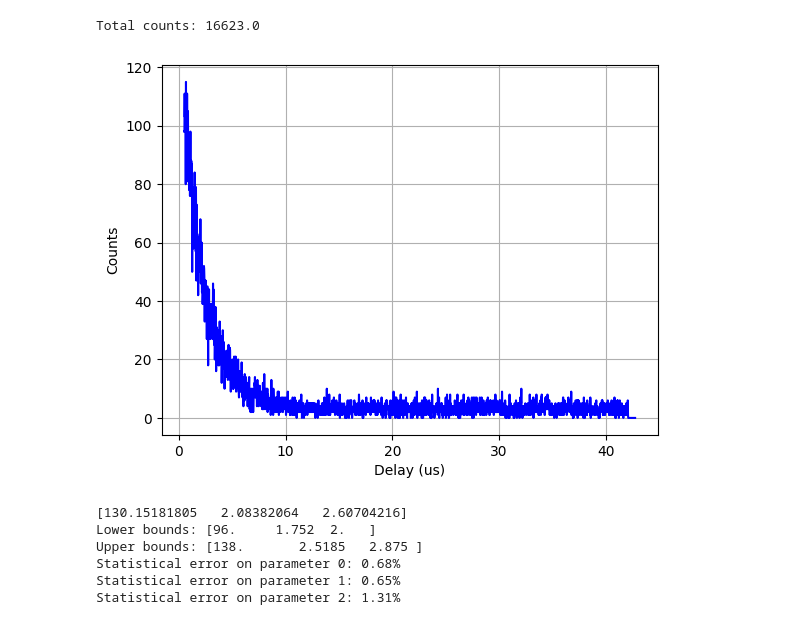
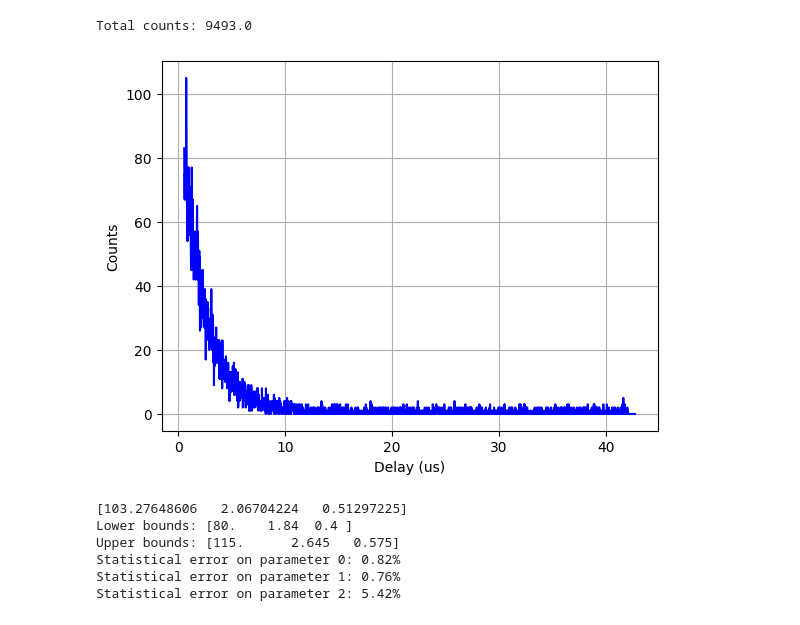
Before and after one commit to Aaryam/PLAE1_Experiment2, a Jupyter notebook: scripts/measuredDataFitter.ipynb, the cells around one changed output. Drawn from its saved outputs; the diff is of its cells as text; code cells hidden in the pictures.

```diff
--- a/scripts/measuredDataFitter.ipynb
+++ b/scripts/measuredDataFitter.ipynb
@@ -6,8 +6,8 @@ import os
 import scipy
 import yaml
 
-foldname = 'Day3'
-filename = '03062026DataMUODelay.csv'
+foldname = 'Day1'
+filename = '01062026DataMUODelay.csv'
 
 if "data" not in os.getcwd():
     path = os.path.join(os.path.dirname(os.getcwd()), 'data', foldname)
@@ -38,25 +38,29 @@ Total counts: 846365.0
 # %%
 ## Filter initial noise peak
 
-justTesting = True # Change to False when you want to permanently change the arrays
-filterindex = 0
+# NOTE: Filter only the initial noise peak, no more no less! Filtering more will give erroneous values.
+# i.e. filterIndex = 5
+
+
+justTesting = False # Change to False when you want to permanently change the arrays
+filterindex = 1
 
 if justTesting is False:
     dlvals = dlvals[filterindex:]
     dlerrs = dlerrs[filterindex:]
     counts = counts[filterindex:]
 
 print(f"Total counts: {np.sum(counts)}")
 
 plt.errorbar(dlvals[filterindex:], counts[filterindex:], color = 'blue', xerr = dlerrs[filterindex:])
 plt.ylabel('Counts')
 plt.xlabel('Delay (us)')
 #plt.ylim((0,120))
 plt.grid()
 plt.show()
 # %% [output]
-Total counts: 16623.0
+Total counts: 9493.0
-[figure, old version]
+[figure, new version]
 # %%
 ## Fit the exponential
 import odrpack
@@ -68,7 +72,7 @@ def fitting_funct(xVal, params: np.ndarray):
 
 #popt, _ = scipy.optimize.curve_fit(lambda x,a,b,c: fitting_funct(x,[a,b,c]), dlvals, counts, sigma=1)
 
-popt = np.array([120, 2.19, 2.5])
+popt = np.array([100, 2.3, 0.5])
 
 # Models, 5% error for delays, 1 error for counts
 output = odrpack.odr_fit(fitting_funct, dlvals, counts, popt,
@@ -85,12 +89,12 @@ print(f'Upper bounds: {1.15*popt}')
 for i in range(len(output.beta)):
     print(f"Statistical error on parameter {i}: {round(np.sqrt(output.cov_beta[i][i])/(abs(output.beta[i]))*100, 2)}%")
 # %% [output]
-[130.15181805   2.08382064   2.60704216]
-Lower bounds: [96.     1.752  2.   ]
-Upper bounds: [138.       2.5185   2.875 ]
-Statistical error on parameter 0: 0.68%
-Statistical error on parameter 1: 0.65%
-Statistical error on parameter 2: 1.31%
+[103.27648606   2.06704224   0.51297225]
+Lower bounds: [80.    1.84  0.4 ]
+Upper bounds: [115.      2.645   0.575]
+Statistical error on parameter 0: 0.82%
+Statistical error on parameter 1: 0.76%
+Statistical error on parameter 2: 5.42%
 # %%
 # Plot data and fit
 
```
Also changed, not shown: parts of 4 cells of this notebook, 5 other files.
